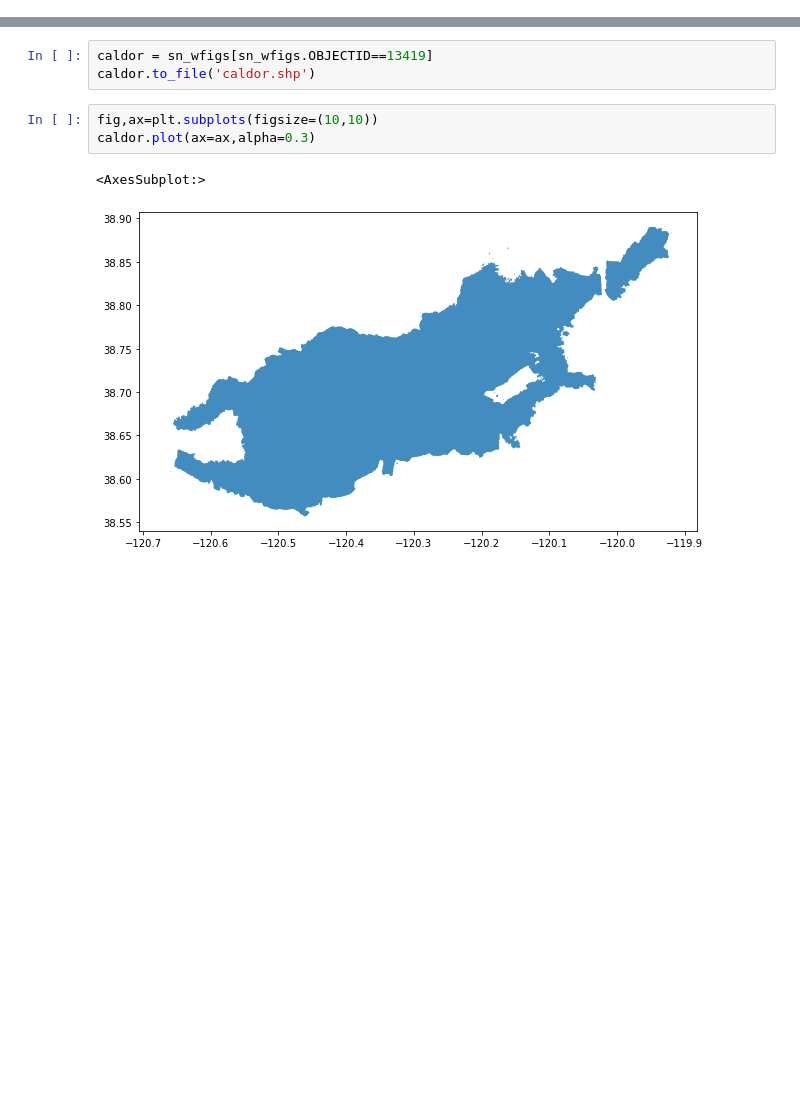
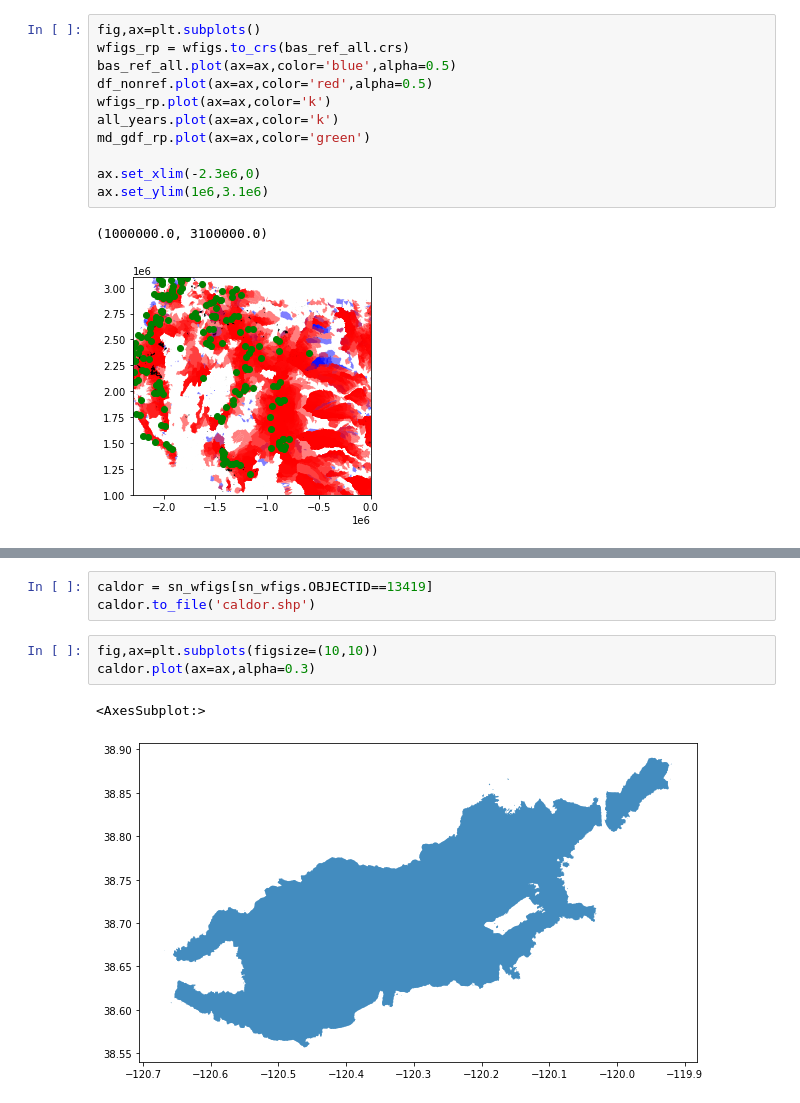
Before and after one commit to mariannecowherd/pe_snow_fires, a Jupyter notebook: scripts/buredn_area.ipynb, the cells around one changed output, grey strips where cells are left out. Drawn from its saved outputs; the diff is of its cells as text; blank space fills up the shorter version.

```diff
--- a/scripts/buredn_area.ipynb
+++ b/scripts/buredn_area.ipynb
@@ -28,0 +61,14 @@ wfigs = gpd.read_file(data_dir + 'InteragencyPerimeters2021/FH_Perimeter.shp')
+# %%
+fig,ax=plt.subplots()
+wfigs_rp = wfigs.to_crs(bas_ref_all.crs)
+bas_ref_all.plot(ax=ax,color='blue',alpha=0.5)
+df_nonref.plot(ax=ax,color='red',alpha=0.5)
+wfigs_rp.plot(ax=ax,color='k')
+all_years.plot(ax=ax,color='k')
+md_gdf_rp.plot(ax=ax,color='green')
+
+ax.set_xlim(-2.3e6,0)
+ax.set_ylim(1e6,3.1e6)
+# %% [output]
+(1000000.0, 3100000.0)
+[figure, added]
```
Also changed, not shown: parts of 22 cells of this notebook, 3 other files.
